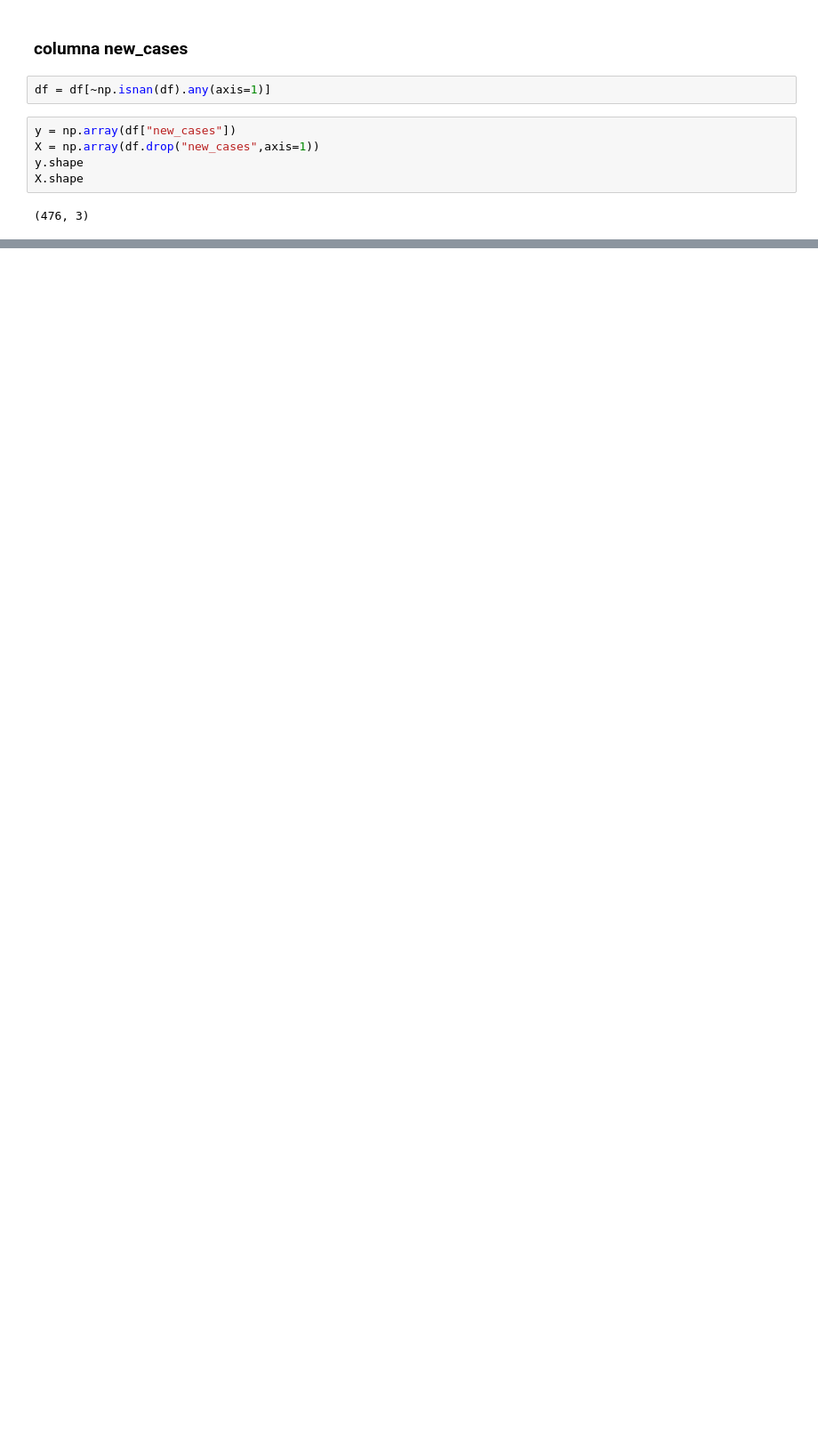
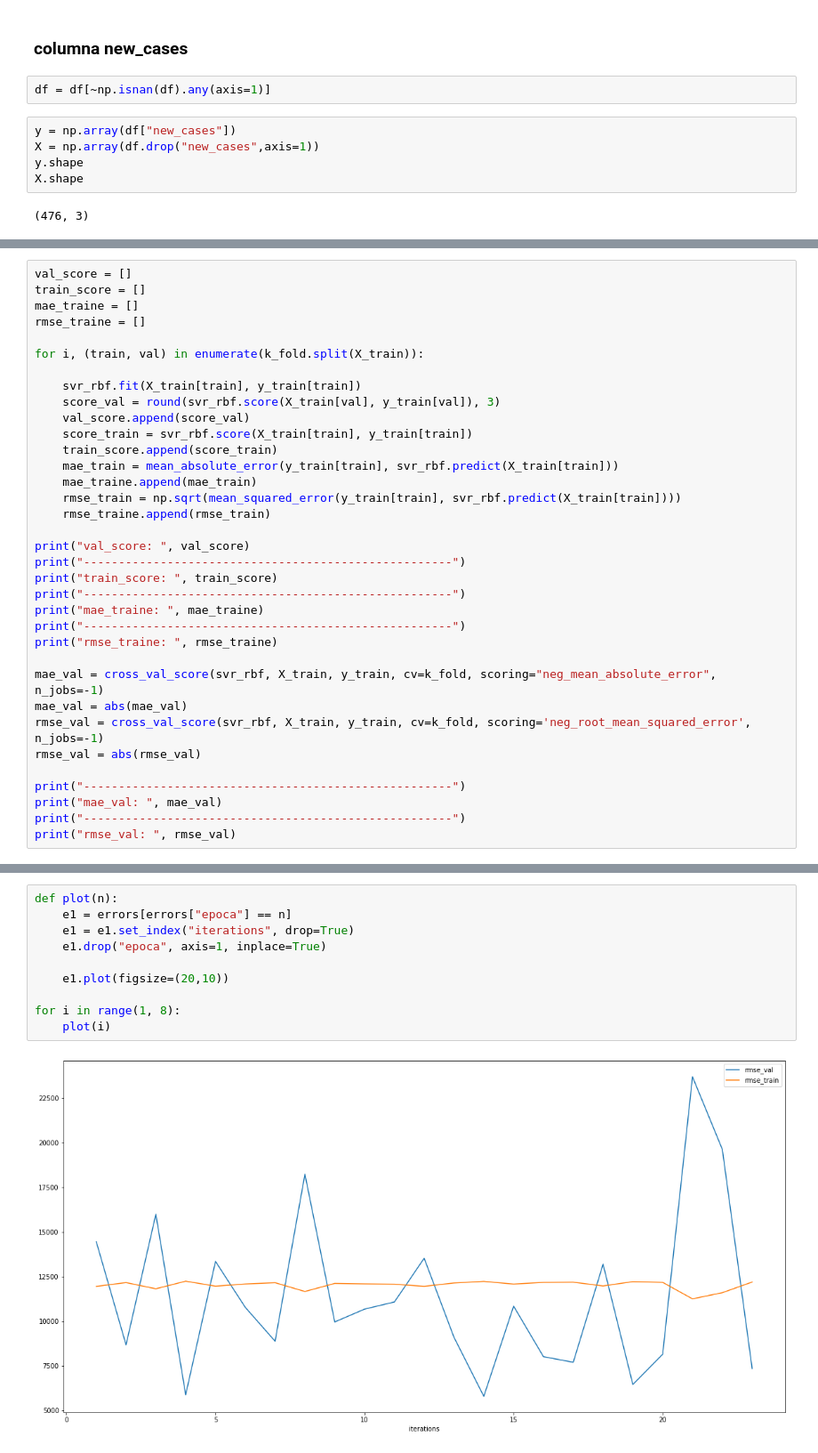
Before and after one commit to isabelpalomarest/thebridgedata, a Jupyter notebook: week10_ML_competition_pca_kmeans/homework/miercoles 23/5_covid_forecast.ipynb, the cells around one changed output, grey strips where cells are left out. Shown at 89% size. Drawn from its saved outputs; the diff is of its cells as text; blank space fills up the shorter version.

```diff
--- a/week10_ML_competition_pca_kmeans/homework/miercoles 23/5_covid_forecast.ipynb
+++ b/week10_ML_competition_pca_kmeans/homework/miercoles 23/5_covid_forecast.ipynb
@@ -179,0 +391,35 @@ predictions = rf.predict(test_X)
+# %%
+val_score = []
+train_score = []
+mae_traine = []
+rmse_traine = []
+
+for i, (train, val) in enumerate(k_fold.split(X_train)):
+
+    svr_rbf.fit(X_train[train], y_train[train])
+    score_val = round(svr_rbf.score(X_train[val], y_train[val]), 3)
+    val_score.append(score_val)
+    score_train = svr_rbf.score(X_train[train], y_train[train])
+    train_score.append(score_train)
+    mae_train = mean_absolute_error(y_train[train], svr_rbf.predict(X_train[train]))
+    mae_traine.append(mae_train)
+    rmse_train = np.sqrt(mean_squared_error(y_train[train], svr_rbf.predict(X_train[train])))
+    rmse_traine.append(rmse_train)
+
+print("val_score: ", val_score)
+print("-----------------------------------------------------")
+print("train_score: ", train_score)
+print("-----------------------------------------------------")
+print("mae_traine: ", mae_traine)
+print("-----------------------------------------------------")
+print("rmse_traine: ", rmse_traine)
+
+mae_val = cross_val_score(svr_rbf, X_train, y_train, cv=k_fold, scoring="neg_mean_absolute_error", n_jobs=-1)
+mae_val = abs(mae_val)
+rmse_val = cross_val_score(svr_rbf, X_train, y_train, cv=k_fold, scoring='neg_root_mean_squared_error', n_jobs=-1)
+rmse_val = abs(rmse_val)
+
+print("-----------------------------------------------------")
+print("mae_val: ", mae_val)
+print("-----------------------------------------------------")
+print("rmse_val: ", rmse_val)
@@ -179,0 +444,12 @@ predictions = rf.predict(test_X)
+# %%
+def plot(n):
+    e1 = errors[errors["epoca"] == n]
+    e1 = e1.set_index("iterations", drop=True)
+    e1.drop("epoca", axis=1, inplace=True)
+
+    e1.plot(figsize=(20,10))
+
+for i in range(1, 8):
+    plot(i)
+# %% [output]
+[figure, added]
```
Also changed, not shown: parts of 22 cells of this notebook.
